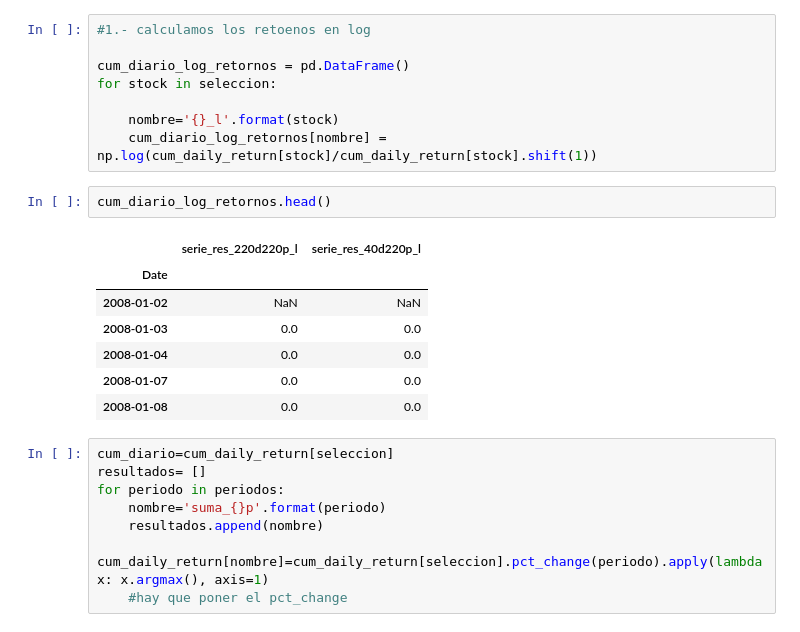
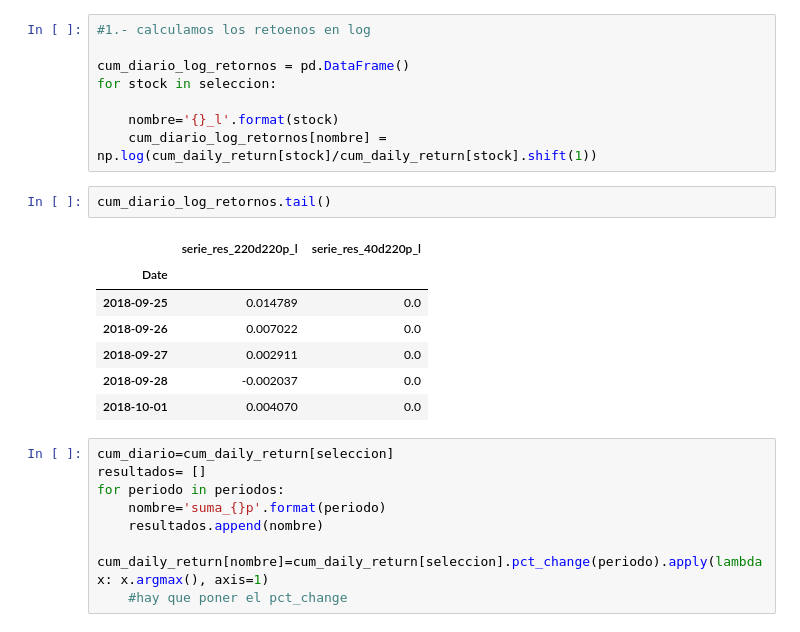
Before and after one commit to eltiotino/darwins, a Jupyter notebook: 20181017_rackpub2.ipynb, the cells around one changed output. Cells and saved outputs as stored; diff of their text form.

```diff
--- a/20181017_rackpub2.ipynb
+++ b/20181017_rackpub2.ipynb
@@ -425,15 +432,15 @@ for stock in seleccion:
     nombre='{}_l'.format(stock)
     cum_diario_log_retornos[nombre] =    np.log(cum_daily_return[stock]/cum_daily_return[stock].shift(1))
 # %%
-cum_diario_log_retornos.head()
+cum_diario_log_retornos.tail()
 # %% [output]
 |  | serie_res_220d220p_l | serie_res_40d220p_l |
 | Date |  |  |
-| 2008-01-02 | NaN | NaN |
-| 2008-01-03 | 0.0 | 0.0 |
-| 2008-01-04 | 0.0 | 0.0 |
-| 2008-01-07 | 0.0 | 0.0 |
-| 2008-01-08 | 0.0 | 0.0 |
+| 2018-09-25 | 0.014789 | 0.0 |
+| 2018-09-26 | 0.007022 | 0.0 |
+| 2018-09-27 | 0.002911 | 0.0 |
+| 2018-09-28 | -0.002037 | 0.0 |
+| 2018-10-01 | 0.004070 | 0.0 |
 # %%
 cum_diario=cum_daily_return[seleccion]
 resultados= []
```
Also changed, not shown: parts of 3 cells of this notebook.
